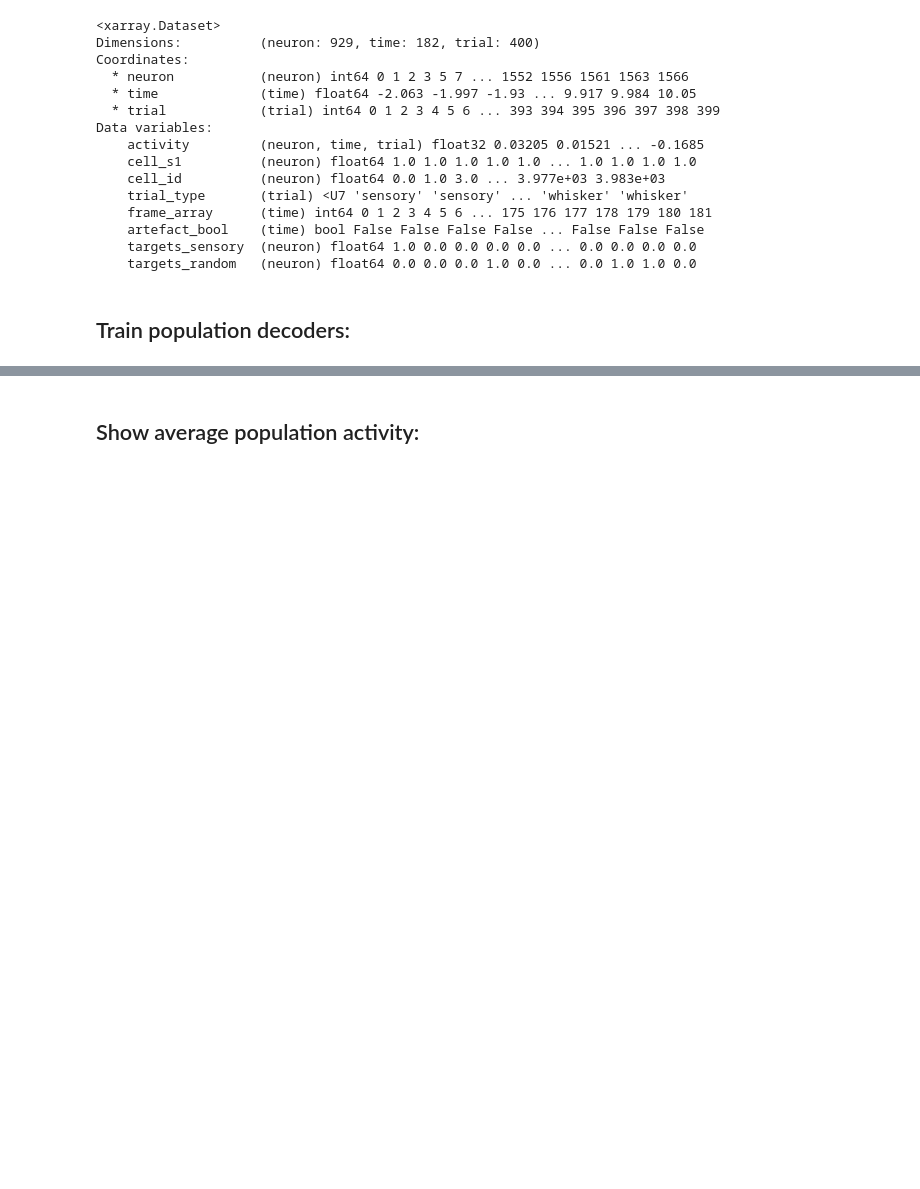
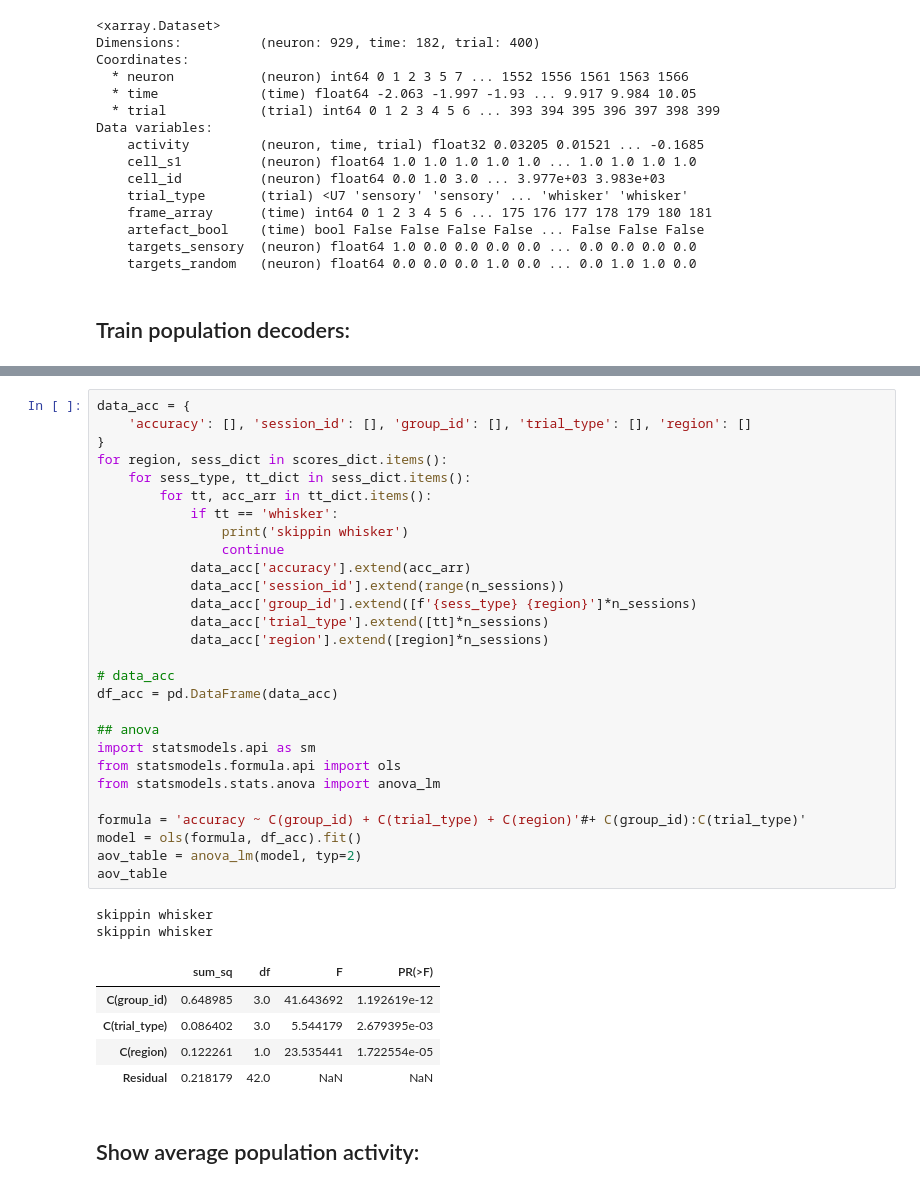
Before and after one commit to Packer-Lab/S1S2_mechanisms, a Jupyter notebook: jupyter/thijs/Decoding analysis.ipynb, the cells around one changed output, grey strips where cells are left out. Cells and saved outputs as stored; diff of their text form; blank space fills up the shorter version.

```diff
--- a/jupyter/thijs/Decoding analysis.ipynb
+++ b/jupyter/thijs/Decoding analysis.ipynb
@@ -99,3 +120,39 @@ ax = dav.bar_plot_decoder_accuracy(scores_dict=scores_dict, decoder_type=decoder
+# %%
+data_acc = {
+    'accuracy': [], 'session_id': [], 'group_id': [], 'trial_type': [], 'region': []
+}
+for region, sess_dict in scores_dict.items():
+    for sess_type, tt_dict in sess_dict.items():
+        for tt, acc_arr in tt_dict.items():
+            if tt == 'whisker':
+                print('skippin whisker')
+                continue
+            data_acc['accuracy'].extend(acc_arr)
+            data_acc['session_id'].extend(range(n_sessions))
+            data_acc['group_id'].extend([f'{sess_type} {region}']*n_sessions)
+            data_acc['trial_type'].extend([tt]*n_sessions)
+            data_acc['region'].extend([region]*n_sessions)
+
+# data_acc
+df_acc = pd.DataFrame(data_acc)
+
+## anova
+import statsmodels.api as sm
+from statsmodels.formula.api import ols
+from statsmodels.stats.anova import anova_lm
+
+formula = 'accuracy ~ C(group_id) + C(trial_type) + C(region)'#+ C(group_id):C(trial_type)'
+model = ols(formula, df_acc).fit()
+aov_table = anova_lm(model, typ=2)
+aov_table
+# %% [output]
+skippin whisker
+skippin whisker
+|  | sum_sq | df | F | PR(>F) |
+| C(group_id) | 0.648985 | 3.0 | 41.643692 | 1.192619e-12 |
+| C(trial_type) | 0.086402 | 3.0 | 5.544179 | 2.679395e-03 |
+| C(region) | 0.122261 | 1.0 | 23.535441 | 1.722554e-05 |
+| Residual | 0.218179 | 42.0 | NaN | NaN |
 # %% [markdown]
 ## Show average population activity:
 # %%
```
Also changed, not shown: parts of 4 cells of this notebook, 1 other file.
